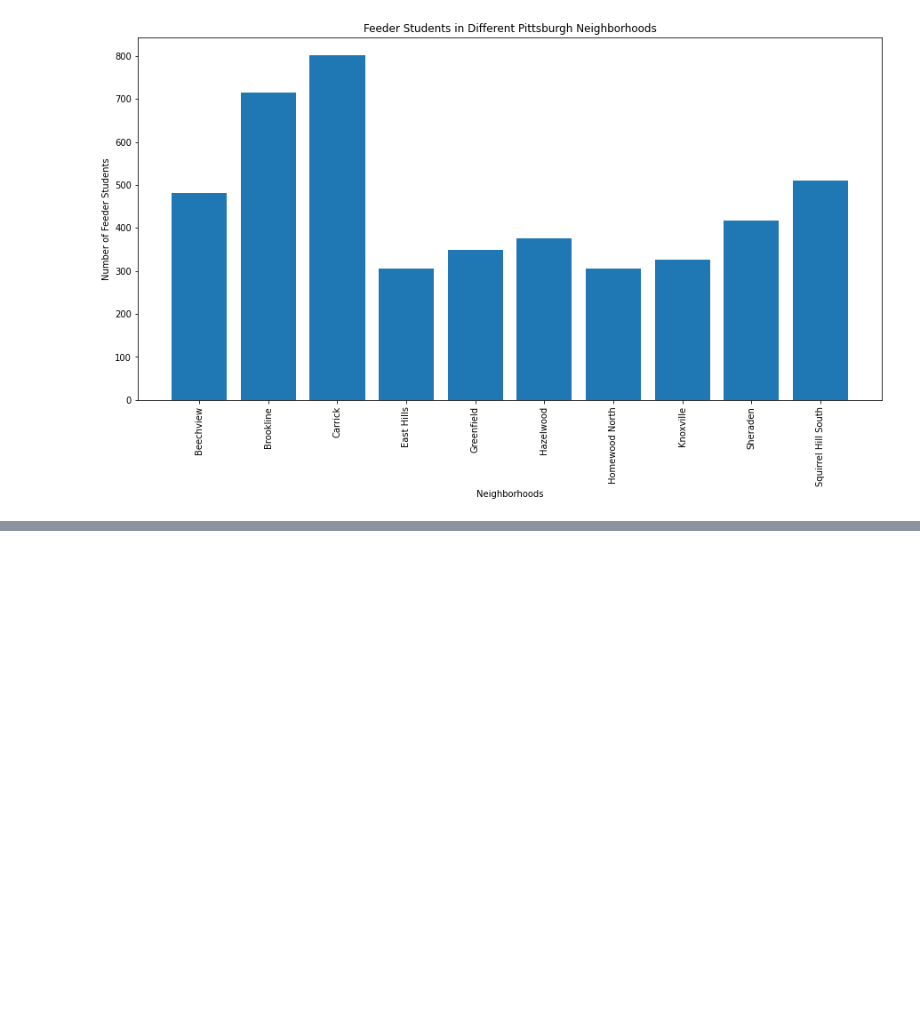
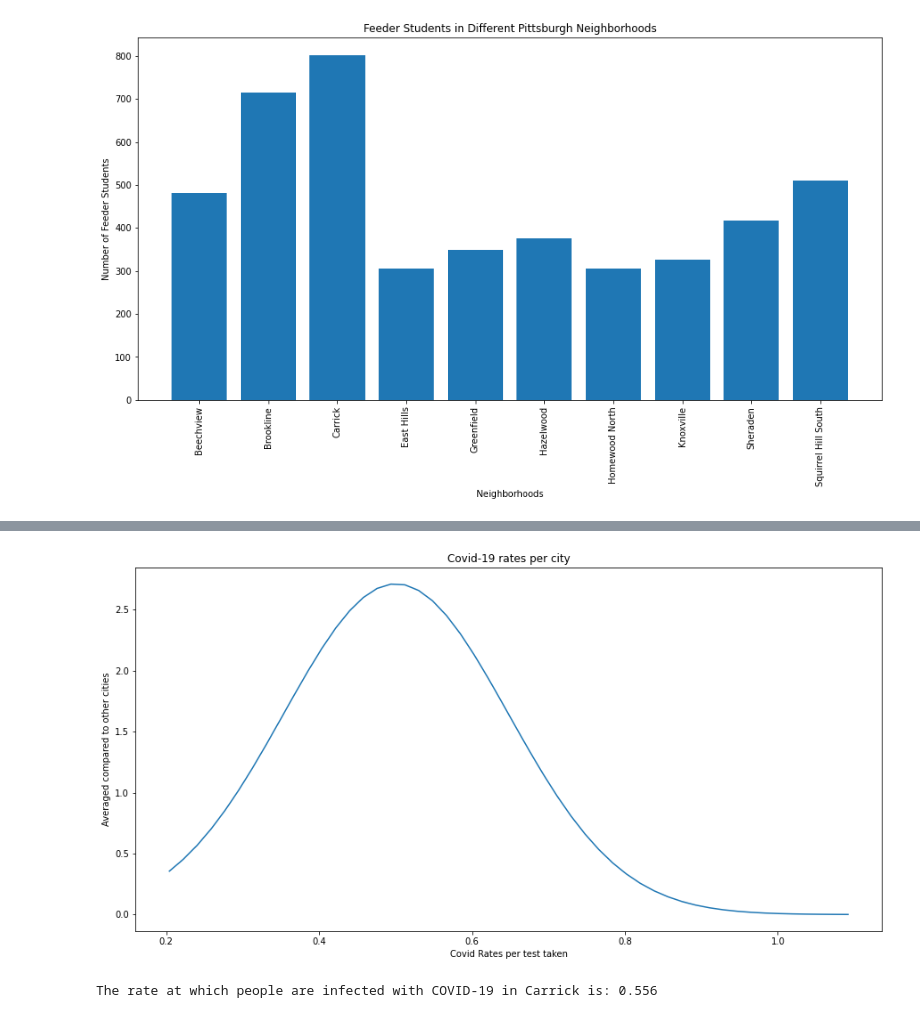
Before and after one commit to DavidGTeklea/BigIdeasFinal, a Jupyter notebook: FinalTeamNotebook.ipynb, the cells around one changed output, grey strips where cells are left out. Drawn from its saved outputs; the diff is of its cells as text; code cells hidden in the pictures; blank space fills up the shorter version.

```diff
--- a/FinalTeamNotebook.ipynb
+++ b/FinalTeamNotebook.ipynb
@@ -53,0 +60,46 @@ plt.show()
+# %%
+import pandas as pd
+import matplotlib.pyplot as plt
+import numpy as np
+from scipy.stats import norm
+
+covid = pd.read_csv("covid_statistics.csv")
+
+
+##Searches for the number of infections and the number of tests to find the percentage of infections per test taken.
+##Filters out cities that don't have "(Pittsburgh)" in the name
+infPerPCR = {}
+
+for i in covid.index:
+    if "Pittsburgh" in covid["neighborhood_municipality"][i]:
+        negative_tests = covid["pcr_tests"][i]
+
+        infPerPCR[covid["neighborhood_municipality"][i]] = (covid["infections"][i] + covid["reinfections"][i])/negative_tests
+        infPerPCR[covid["neighborhood_municipality"][i]] = round(infPerPCR[covid["neighborhood_municipality"][i]], 4)
+
+##
+
+##Sorts the list from the lowest pecent to the highest
+lowToHigh = {k: v for k, v in sorted(infPerPCR.items(), key = lambda v: v[1])}
+
+##Plots the data as a normal curve
+data = []
+
+for key, value in lowToHigh.items():
+    data = data + [value]
+
+std = np.std(data, ddof=0)
+mean = np.mean(data)
+
+plt.figure(figsize=(15,7.5))
+domain = np.linspace(np.min(data), np.max(data))
+plt.plot(domain, norm.pdf(domain, mean, std))
+plt.title("Covid-19 rates per city")
+plt.xlabel("Covid Rates per test taken")
+plt.ylabel("Averaged compared to other cities")
+plt.show()
+
+print("The rate at which people are infected with COVID-19 in Carrick is: " + str(infPerPCR["Carrick (Pittsburgh)"]))
+# %% [output]
+[figure, added]
+The rate at which people are infected with COVID-19 in Carrick is: 0.556
```
Also changed, not shown: parts of 1 cell of this notebook.
